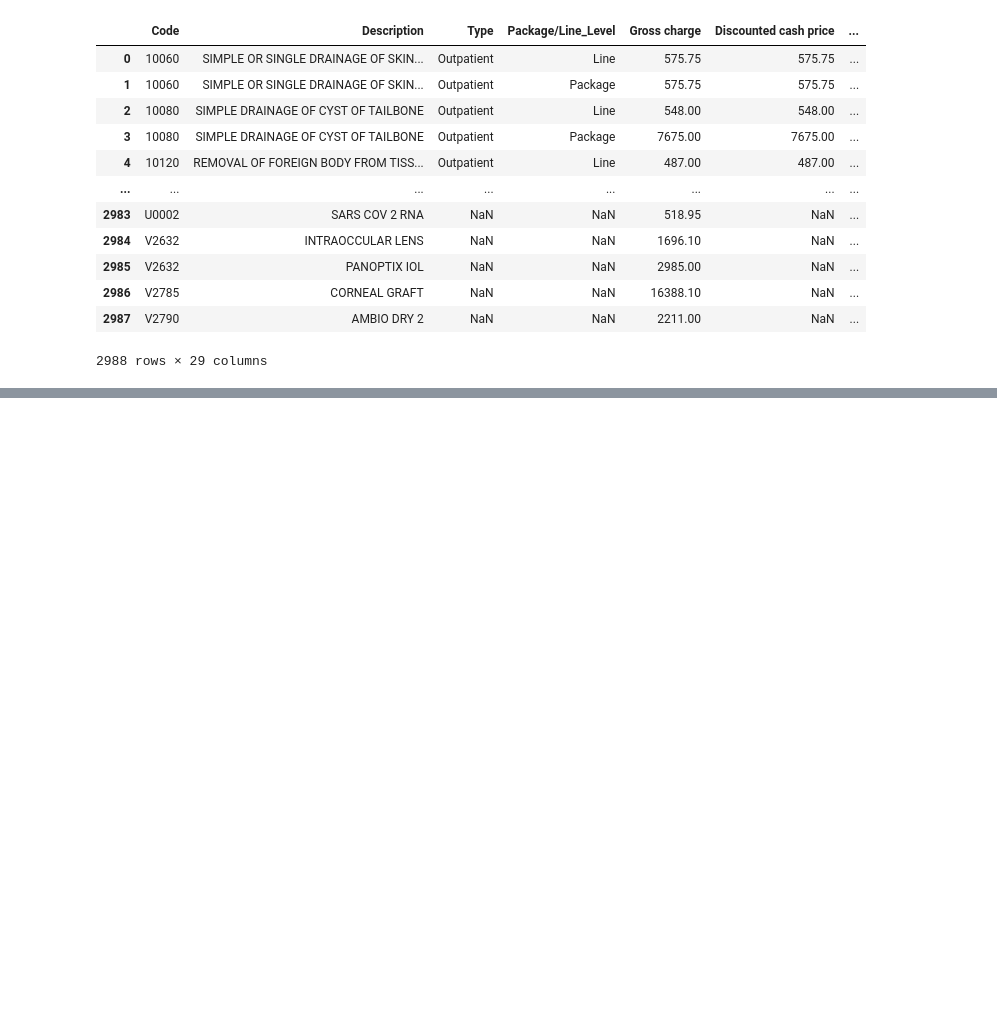
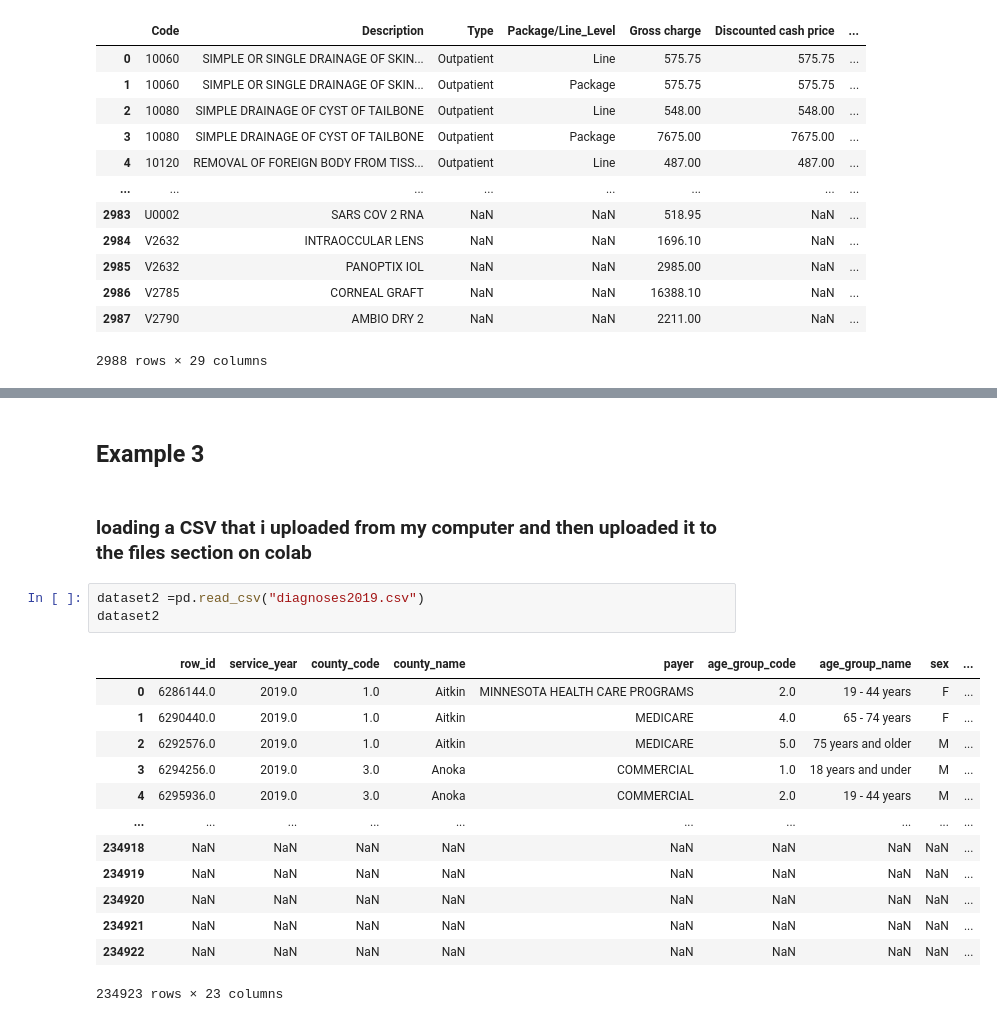
Before and after one commit to amnasyed1/google_colab_class1, a Jupyter notebook: hha507class1.ipynb, the cells around one changed output, grey strips where cells are left out. Drawn from its saved outputs; the diff is of its cells as text; blank space fills up the shorter version.

```diff
--- a/hha507class1.ipynb
+++ b/hha507class1.ipynb
@@ -67,0 +87,21 @@ df
+# %% [markdown]
+## Example 3
+# %% [markdown]
+### loading a CSV that i uploaded from my computer and then uploaded it to the files section on colab
+# %%
+dataset2 =pd.read_csv("diagnoses2019.csv")
+dataset2
+# %% [output]
+|  | row_id | service_year | county_code | county_name | payer | age_group_code | age_group_name | sex | ... |
+| 0 | 6286144.0 | 2019.0 | 1.0 | Aitkin | MINNESOTA HEALTH CARE PROGRAMS | 2.0 | 19 - 44 years | F | ... |
+| 1 | 6290440.0 | 2019.0 | 1.0 | Aitkin | MEDICARE | 4.0 | 65 - 74 years | F | ... |
+| 2 | 6292576.0 | 2019.0 | 1.0 | Aitkin | MEDICARE | 5.0 | 75 years and older | M | ... |
+| 3 | 6294256.0 | 2019.0 | 3.0 | Anoka | COMMERCIAL | 1.0 | 18 years and under | M | ... |
+| 4 | 6295936.0 | 2019.0 | 3.0 | Anoka | COMMERCIAL | 2.0 | 19 - 44 years | M | ... |
+| ... | ... | ... | ... | ... | ... | ... | ... | ... | ... |
+| 234918 | NaN | NaN | NaN | NaN | NaN | NaN | NaN | NaN | ... |
+| 234919 | NaN | NaN | NaN | NaN | NaN | NaN | NaN | NaN | ... |
+| 234920 | NaN | NaN | NaN | NaN | NaN | NaN | NaN | NaN | ... |
+| 234921 | NaN | NaN | NaN | NaN | NaN | NaN | NaN | NaN | ... |
+| 234922 | NaN | NaN | NaN | NaN | NaN | NaN | NaN | NaN | ... |
+234923 rows × 23 columns
```
Also changed, not shown: parts of 3 cells of this notebook.
